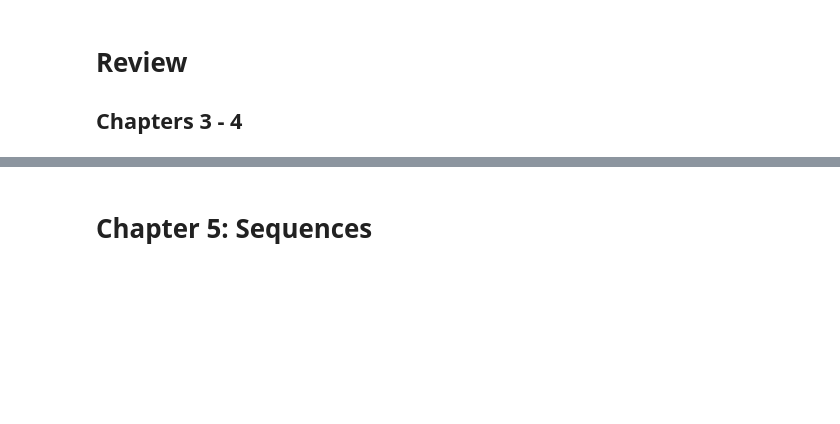
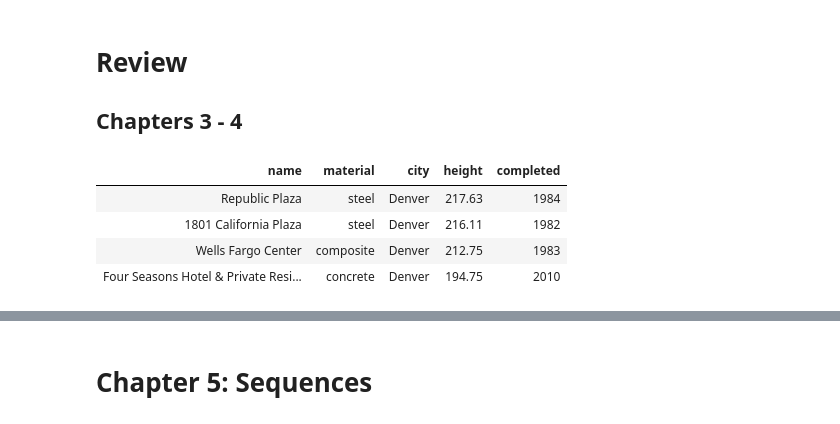
Before and after one commit to Mrsnellek/DS-400-22S8W1, a Jupyter notebook: Week_3/lec03/lecture_03_chapters_5_6.ipynb, the cells around one changed output, grey strips where cells are left out. Cells and saved outputs as stored; diff of their text form; code cells hidden in the pictures; blank space fills up the shorter version.

```diff
--- a/Week_3/lec03/lecture_03_chapters_5_6.ipynb
+++ b/Week_3/lec03/lecture_03_chapters_5_6.ipynb
@@ -13,7 +20,15 @@ plots.style.use('fivethirtyeight')
 ## Chapters 3 - 4
 # %%
 # Import the skyscrappers.csv as skyscrapers
+skyscrapers = Table().read_table('skyscrapers.csv')
 # %%
 # Select skyscrappers in Denver.
+skyscrapers.where('city', are.equal_to('Denver'))
+# %% [output]
+| name | material | city | height | completed |
+| Republic Plaza | steel | Denver | 217.63 | 1984 |
+| 1801 California Plaza | steel | Denver | 216.11 | 1982 |
+| Wells Fargo Center | composite | Denver | 212.75 | 1983 |
+| Four Seasons Hotel & Private Resi... | concrete | Denver | 194.75 | 2010 |
 # %%
 # Select the skyscrappers that are larger or equal to 400 meters.
```
Also changed, not shown: parts of 61 cells of this notebook, 3 other files.
